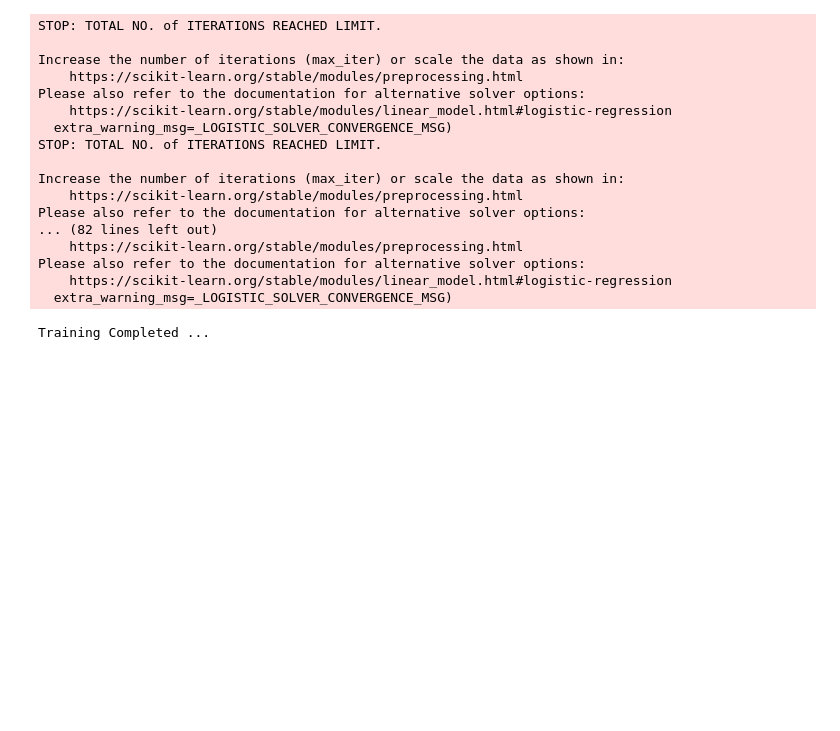
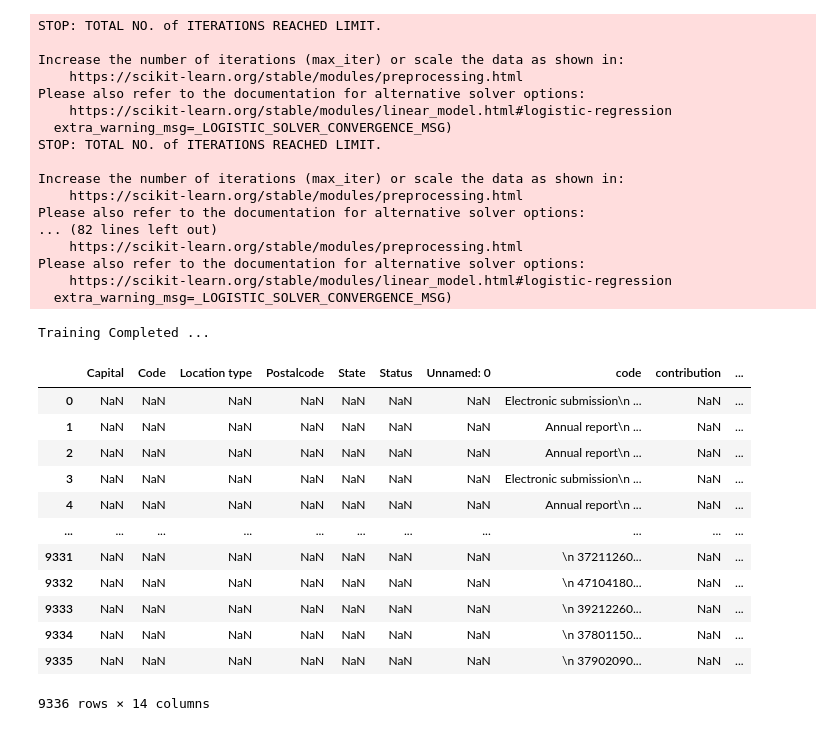
Before and after one commit to MatVitale6/IngegneriaDeiDatiProject, a Jupyter notebook: homework5/flex_matcher/flex_matcher.ipynb, the cells around one changed output. Cells and saved outputs as stored; diff of their text form; code cells hidden in the pictures; blank space fills up the shorter version.

```diff
--- a/homework5/flex_matcher/flex_matcher.ipynb
+++ b/homework5/flex_matcher/flex_matcher.ipynb
@@ -286,3 +285,22 @@ Please also refer to the documentation for alternative solver options:
     https://scikit-learn.org/stable/modules/linear_model.html#logistic-regression
   extra_warning_msg=_LOGISTIC_SOLVER_CONVERGENCE_MSG)
 Training Completed ...
+# %%
+comp_df = pd.read_csv("merged_companies.csv")
+emp_df = pd.read_csv("merged_employees.csv")
+
+display(emp_df)
+# %% [output]
+|  | Capital | Code | Location type | Postalcode | State | Status | Unnamed: 0 | code | contribution | ... |
+| 0 | NaN | NaN | NaN | NaN | NaN | NaN | NaN | Electronic submission\n ... | NaN | ... |
+| 1 | NaN | NaN | NaN | NaN | NaN | NaN | NaN | Annual report\n ... | NaN | ... |
+| 2 | NaN | NaN | NaN | NaN | NaN | NaN | NaN | Annual report\n ... | NaN | ... |
+| 3 | NaN | NaN | NaN | NaN | NaN | NaN | NaN | Electronic submission\n ... | NaN | ... |
+| 4 | NaN | NaN | NaN | NaN | NaN | NaN | NaN | Annual report\n ... | NaN | ... |
+| ... | ... | ... | ... | ... | ... | ... | ... | ... | ... | ... |
+| 9331 | NaN | NaN | NaN | NaN | NaN | NaN | NaN | \n 37211260... | NaN | ... |
+| 9332 | NaN | NaN | NaN | NaN | NaN | NaN | NaN | \n 47104180... | NaN | ... |
+| 9333 | NaN | NaN | NaN | NaN | NaN | NaN | NaN | \n 39212260... | NaN | ... |
+| 9334 | NaN | NaN | NaN | NaN | NaN | NaN | NaN | \n 37801150... | NaN | ... |
+| 9335 | NaN | NaN | NaN | NaN | NaN | NaN | NaN | \n 37902090... | NaN | ... |
+9336 rows × 14 columns
```
Also changed, not shown: parts of 1 cell of this notebook, 6 other files.
